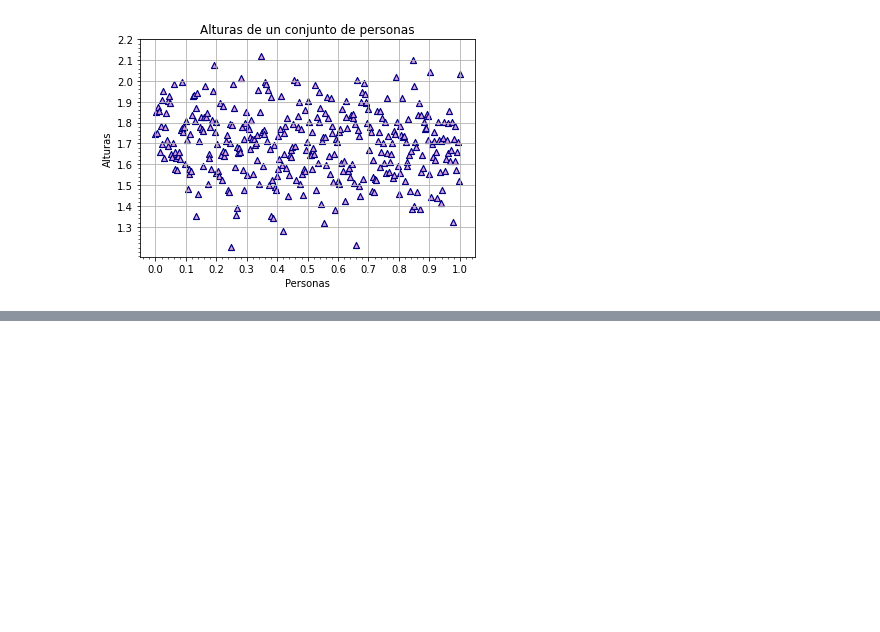
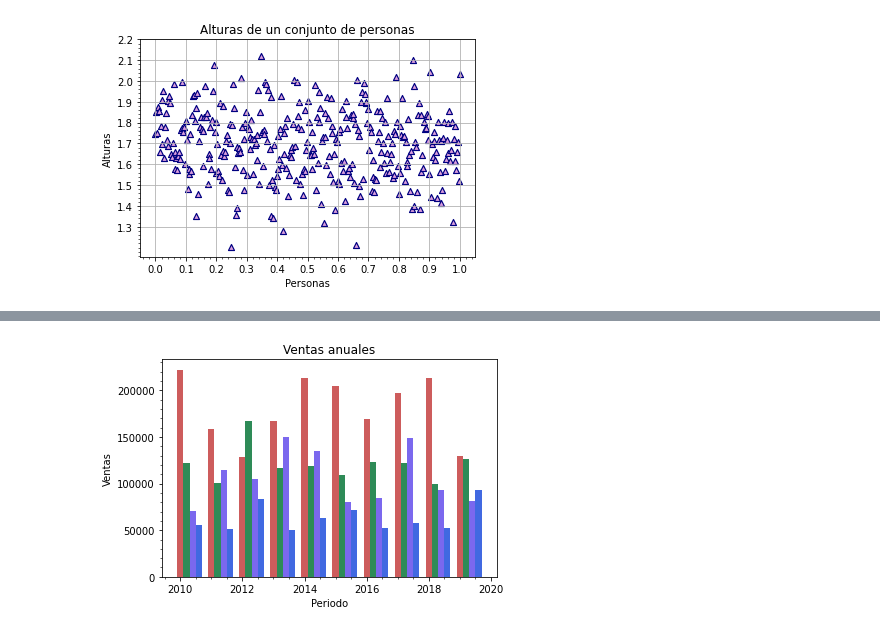
Before and after one commit to Radhe-0/Practicas, a Jupyter notebook: practicas_matplotlib.ipynb, the cells around one changed output, grey strips where cells are left out. Saved outputs shown, nothing was run; the diff lists cells and outputs as text; code cells hidden in the pictures; blank space fills up the shorter version.

```diff
--- a/practicas_matplotlib.ipynb
+++ b/practicas_matplotlib.ipynb
@@ -58,0 +74,12 @@ plt.show()
+# %%
+plt.bar(periodo,ventas_empresa4,color='indianred',width=0.2)
+plt.bar(periodo+0.2,ventas_empresa3,color='seagreen',width=0.2)
+plt.bar(periodo+0.4,ventas_empresa2,color='mediumslateblue',width=0.2)
+plt.bar(periodo+0.6,ventas_empresa1,color='royalblue',width=0.2)
+plt.xlabel('Periodo')
+plt.ylabel('Ventas')
+plt.minorticks_on()
+plt.title('Ventas anuales')
+plt.show()
+# %% [output]
+[figure, added]
```
Also changed, not shown: parts of 4 cells of this notebook.
